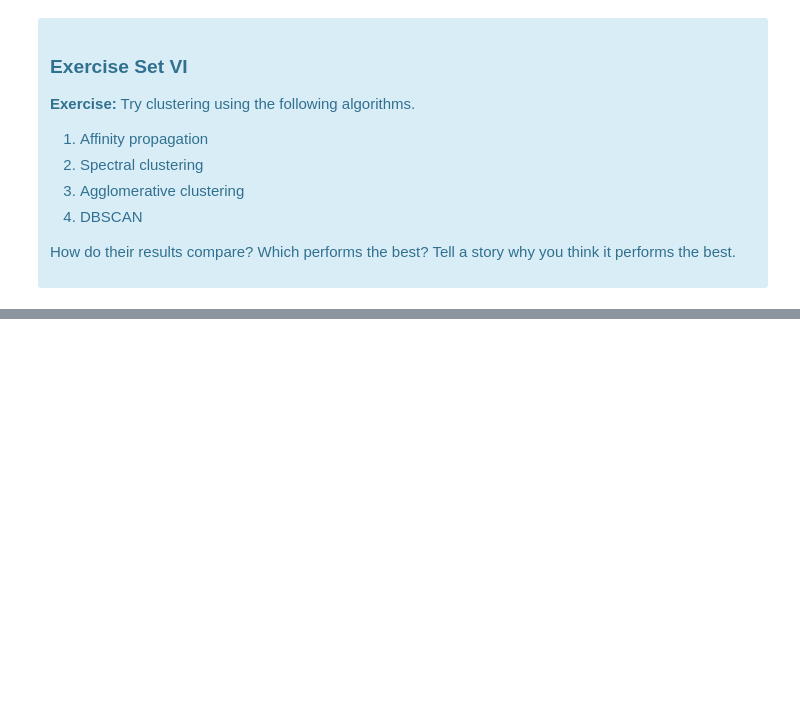
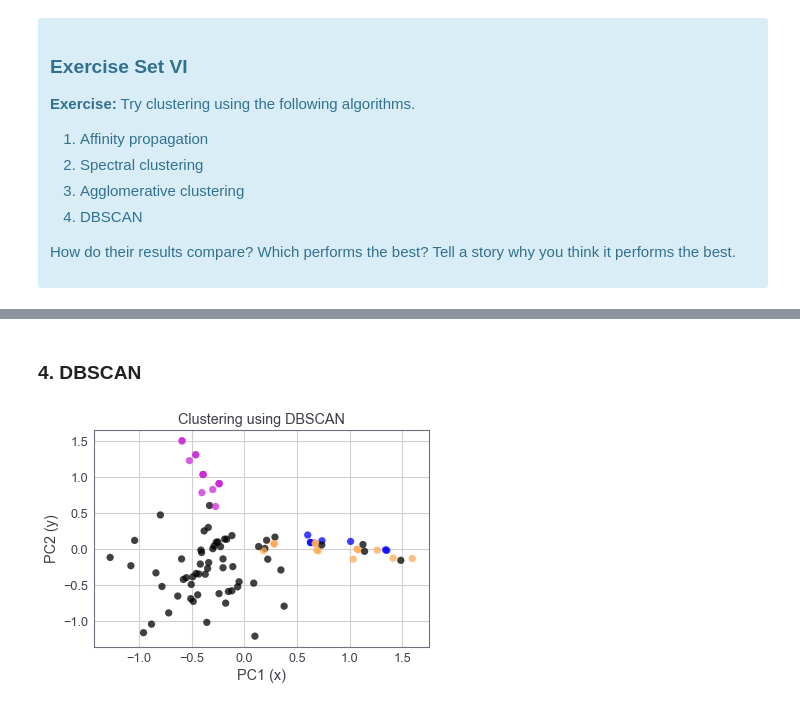
Before and after one commit to jwhoffman/springboard_mini_projects, a Jupyter notebook: Clustering/Mini_Project_Clustering.ipynb, the cells around one changed output, grey strips where cells are left out. Cells and saved outputs as stored; diff of their text form; code cells hidden in the pictures; blank space fills up the shorter version.

```diff
--- a/Clustering/Mini_Project_Clustering.ipynb
+++ b/Clustering/Mini_Project_Clustering.ipynb
@@ -655,0 +700,14 @@ Source: http://scikit-learn.org/stable/modules/clustering.html
+# %% [markdown]
+### 4. DBSCAN
+# %%
+from sklearn.cluster import DBSCAN
+db = DBSCAN(eps=1.1)
+db_fit = db.fit_predict(x_cols)
+
+plt.scatter(pc_df.x, pc_df.y, s=50, alpha=0.75, c=db_fit, cmap='gnuplot2')
+plt.title("Clustering using DBSCAN")
+plt.xlabel("PC1 (x)")
+plt.ylabel("PC2 (y)")
+plt.show()
+# %% [output]
+[figure, added]
```
Also changed, not shown: parts of 15 cells of this notebook.
